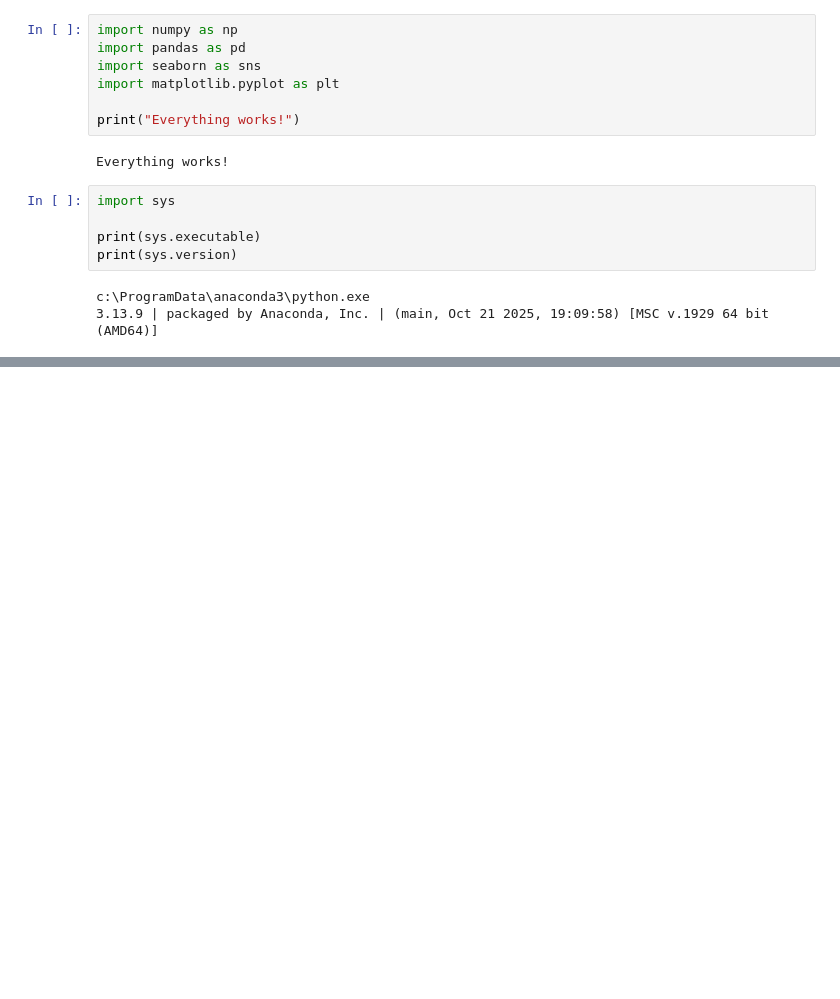
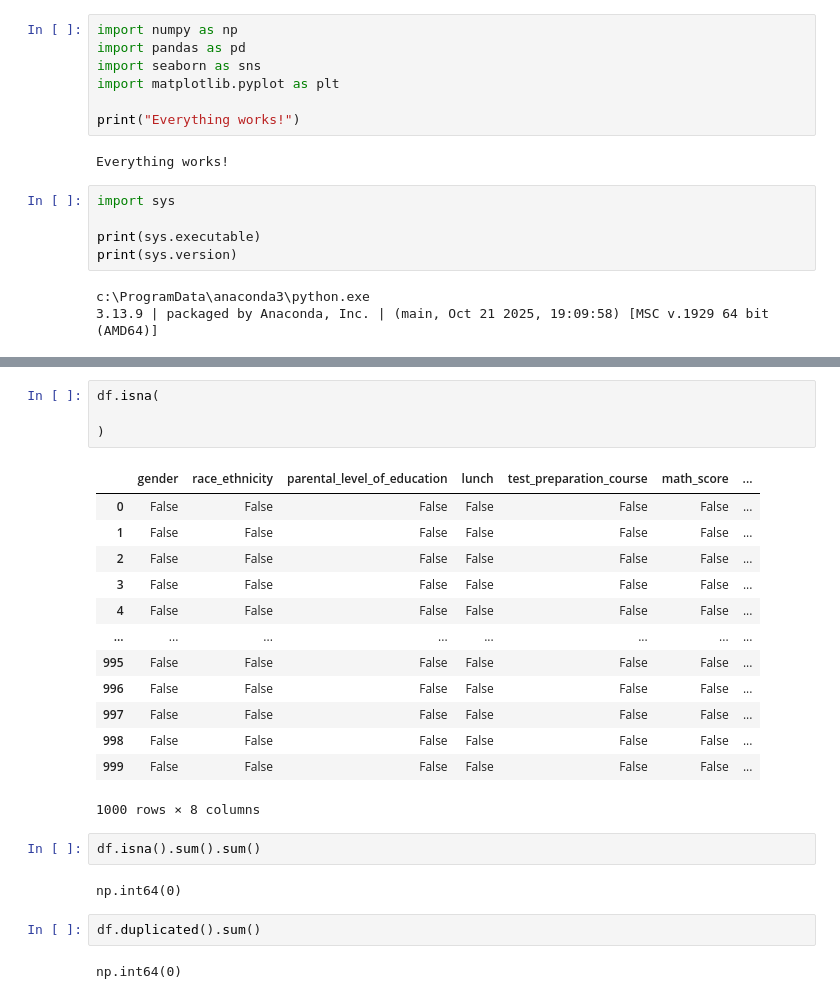
Before and after one commit to Hayfa0729/ML_PROJECT-1, a Jupyter notebook: notebook/1. EDA STUDENT PERFORMANCE.ipynb, the cells around one changed output, grey strips where cells are left out. Cells and saved outputs as stored; diff of their text form; blank space fills up the shorter version.

```diff
--- a/notebook/1. EDA STUDENT PERFORMANCE.ipynb
+++ b/notebook/1. EDA STUDENT PERFORMANCE.ipynb
@@ -78,0 +116,26 @@ c:\ProgramData\anaconda3\python.exe
+# %%
+df.isna(
+
+)
+# %% [output]
+|  | gender | race_ethnicity | parental_level_of_education | lunch | test_preparation_course | math_score | ... |
+| 0 | False | False | False | False | False | False | ... |
+| 1 | False | False | False | False | False | False | ... |
+| 2 | False | False | False | False | False | False | ... |
+| 3 | False | False | False | False | False | False | ... |
+| 4 | False | False | False | False | False | False | ... |
+| ... | ... | ... | ... | ... | ... | ... | ... |
+| 995 | False | False | False | False | False | False | ... |
+| 996 | False | False | False | False | False | False | ... |
+| 997 | False | False | False | False | False | False | ... |
+| 998 | False | False | False | False | False | False | ... |
+| 999 | False | False | False | False | False | False | ... |
+1000 rows × 8 columns
+# %%
+df.isna().sum().sum()
+# %% [output]
+np.int64(0)
+# %%
+df.duplicated().sum()
+# %% [output]
+np.int64(0)
```
Also changed, not shown: parts of 12 cells of this notebook.
